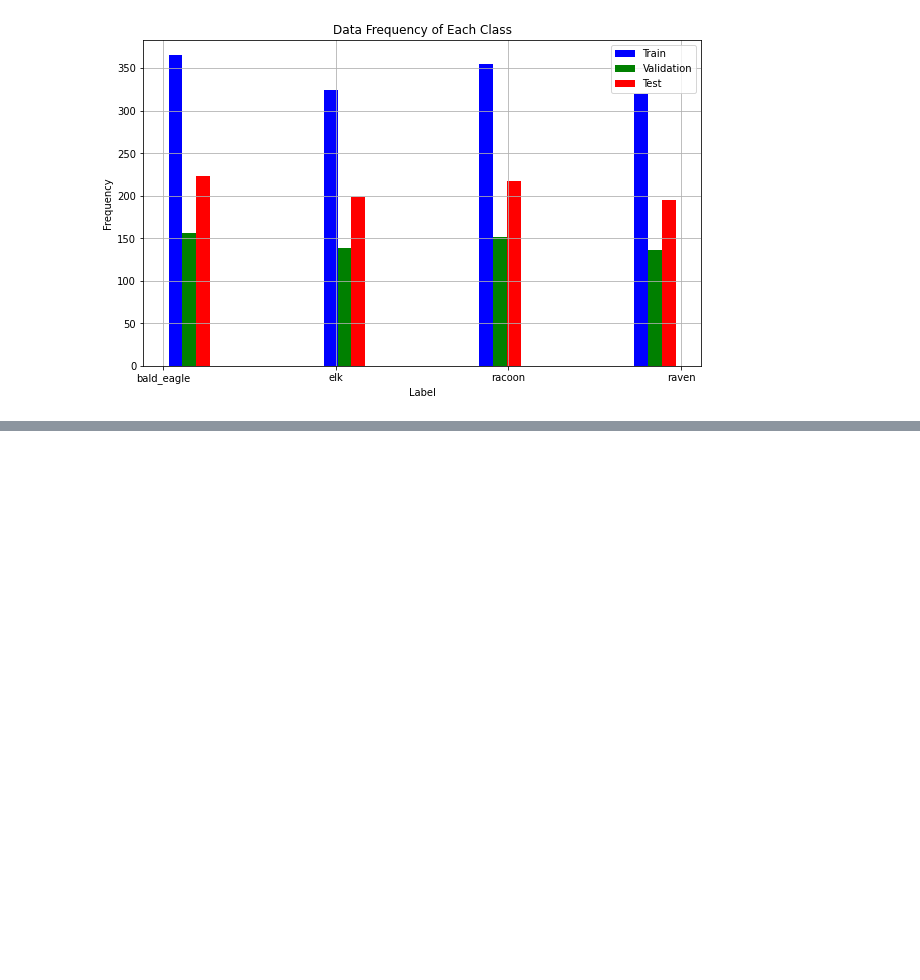
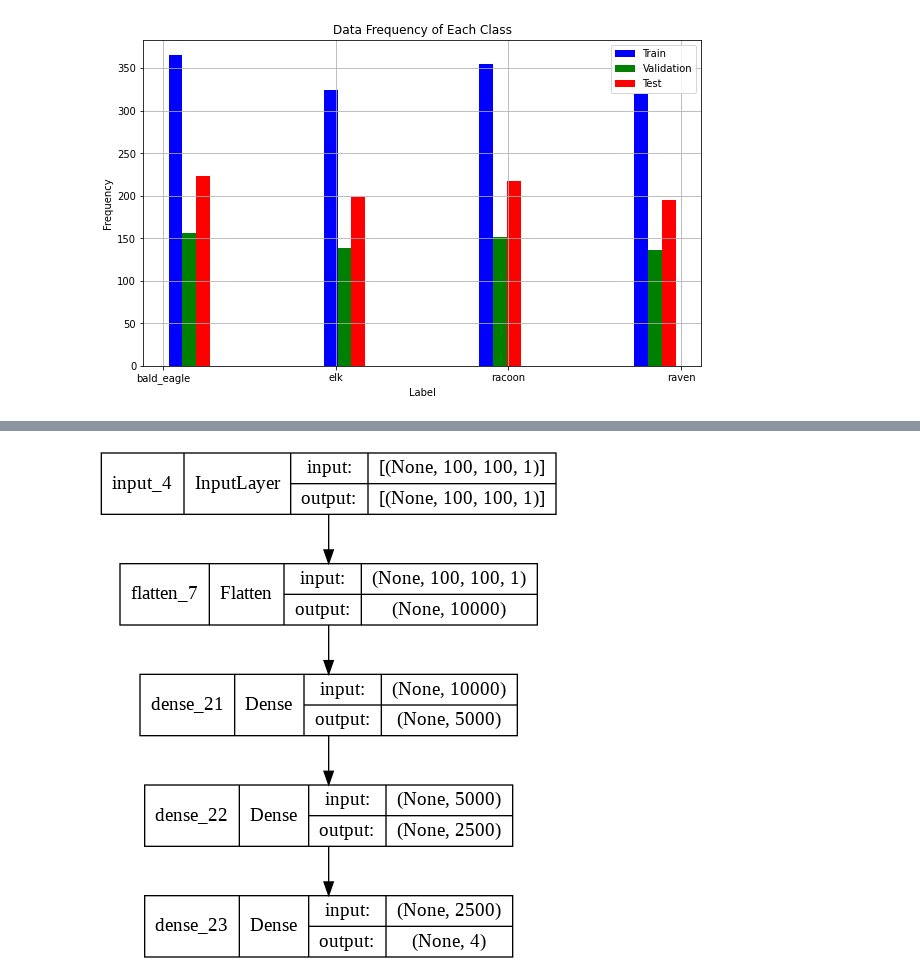
Before and after one commit to SM2A/Artificial_Intelligence_Course_Projects, a Jupyter notebook: CA5_P2/Report.ipynb, the cells around one changed output, grey strips where cells are left out. Cells and saved outputs as stored; diff of their text form; code cells hidden in the pictures; blank space fills up the shorter version.

```diff
--- a/CA5_P2/Report.ipynb
+++ b/CA5_P2/Report.ipynb
@@ -59,16 +54,12 @@ plot.show()
 # %% [output]
 [figure]
 # %%
-input_data = keras.layers.Input(shape=(255,255,1))
+input_data = keras.layers.Input(shape=(100,100,1))
 
 output = keras.layers.Flatten()(input_data)
-output = keras.layers.Dense(1000, activation='relu')(output)
-output = keras.layers.Dense(500, activation='relu')(output)
-output = keras.layers.Dense(250, activation='relu')(output)
-output = keras.layers.Dense(125, activation='relu')(output)
+output = keras.layers.Dense(5000, activation='relu')(output)
+output = keras.layers.Dense(2500, activation='relu')(output)
 output = keras.layers.Dense(4, activation='softmax')(output)
 
-model = keras.models.Model(inputs=input_data, outputs=output)
-model.compile(optimizer=keras.optimizers.SGD(learning_rate=0.01), loss='categorical_crossentropy', metrics=['accuracy'])
-model.summary()
-history = model.fit(train_data, validation_data=validation_data, epochs=20)
+main_model = keras.models.Model(inputs=input_data, outputs=output)
+main_model.compile(optimizer=keras.optimizers.SGD(learning_rate=0.01), loss='categorical_crossentropy', metrics=['accuracy'])
@@ -109,0 +88,4 @@ Epoch 20/20
+# %%
+keras.utils.plot_model(main_model, show_shapes=True, expand_nested=True)
+# %% [output]
+[figure, added]
```
Also changed, not shown: parts of 21 cells of this notebook.
